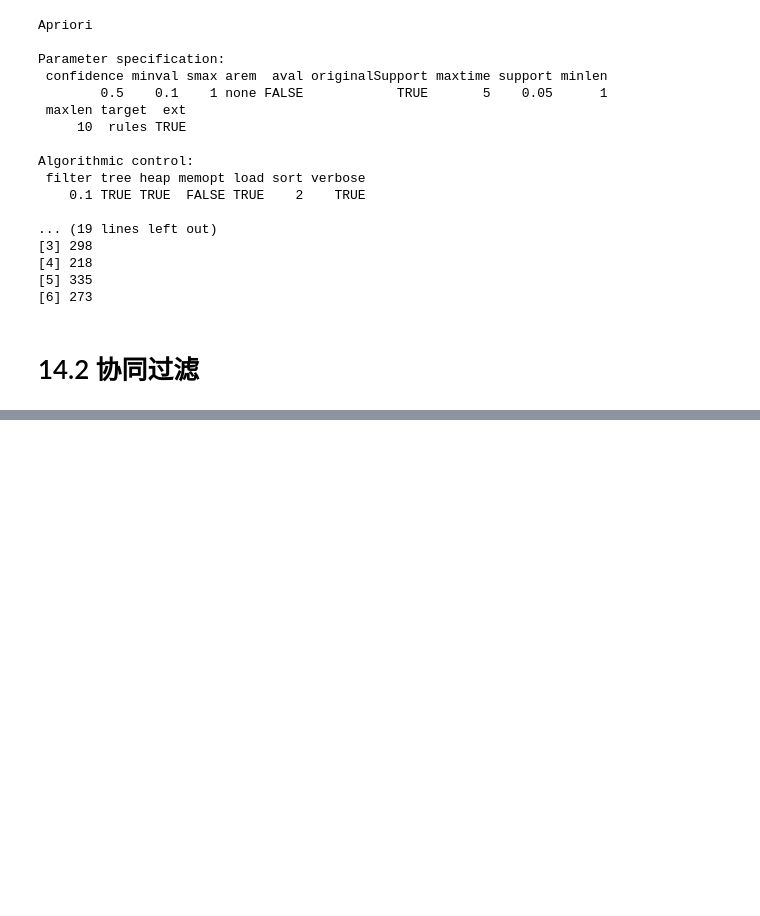
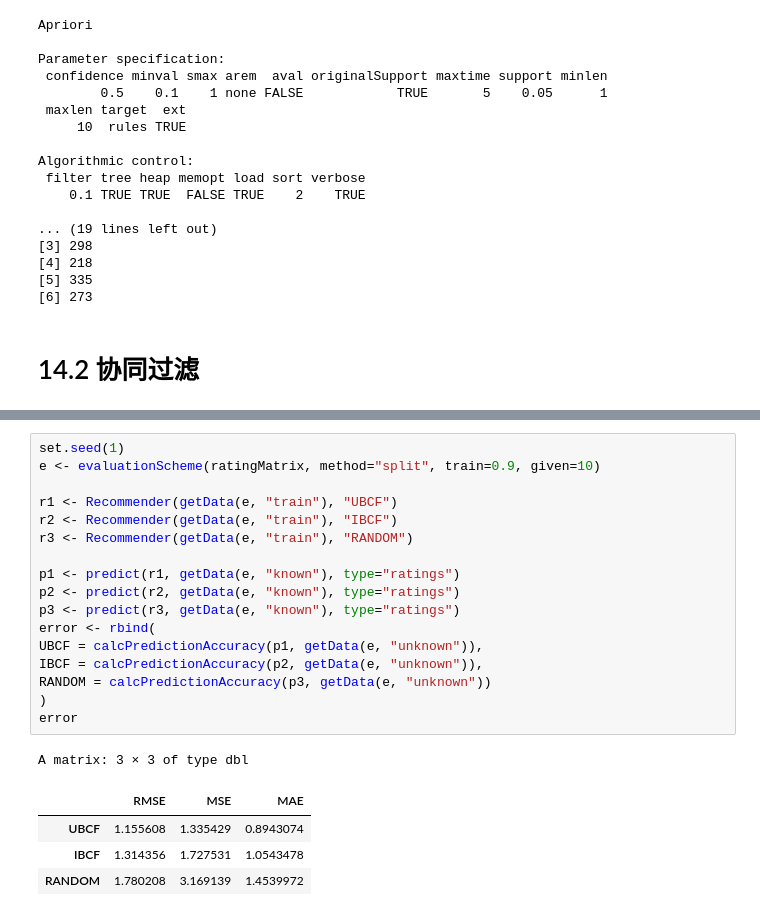
Before and after one commit to LinLangTianS/dev2, a Jupyter notebook: Code_r.ipynb, the cells around one changed output, grey strips where cells are left out. Drawn from its saved outputs; the diff is of its cells as text; blank space fills up the shorter version.

```diff
--- a/Code_r.ipynb
+++ b/Code_r.ipynb
@@ -111,3 +238,26 @@ Algorithmic control:
+# %%
+set.seed(1)
+e <- evaluationScheme(ratingMatrix, method="split", train=0.9, given=10)
+
+r1 <- Recommender(getData(e, "train"), "UBCF")
+r2 <- Recommender(getData(e, "train"), "IBCF")
+r3 <- Recommender(getData(e, "train"), "RANDOM")
+
+p1 <- predict(r1, getData(e, "known"), type="ratings")
+p2 <- predict(r2, getData(e, "known"), type="ratings")
+p3 <- predict(r3, getData(e, "known"), type="ratings")
+error <- rbind(
+UBCF = calcPredictionAccuracy(p1, getData(e, "unknown")),
+IBCF = calcPredictionAccuracy(p2, getData(e, "unknown")),
+RANDOM = calcPredictionAccuracy(p3, getData(e, "unknown"))
+)
+error
+# %% [output]
+A matrix: 3 × 3 of type dbl
+|  | RMSE | MSE | MAE |
+| UBCF | 1.155608 | 1.335429 | 0.8943074 |
+| IBCF | 1.314356 | 1.727531 | 1.0543478 |
+| RANDOM | 1.780208 | 3.169139 | 1.4539972 |
 # %%
 # 生成1000个用户对100部电影的评分矩阵
 m <- matrix(nrow = 1000, ncol = 100)
```
Also changed, not shown: parts of 13 cells of this notebook, 3 other files.
